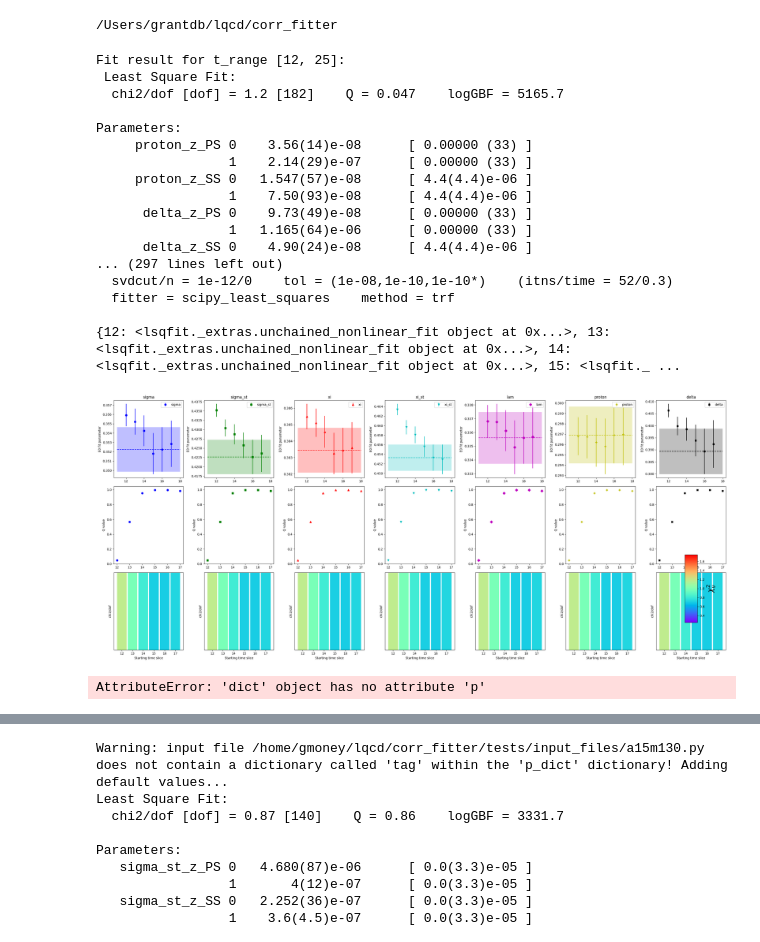
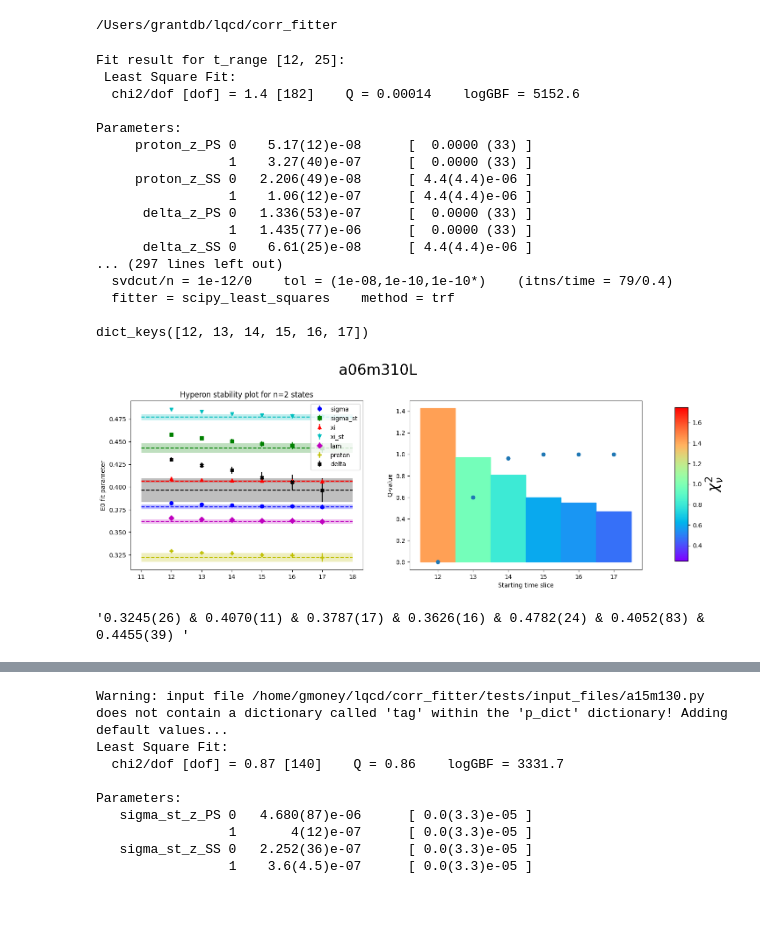
Before and after one commit to gdbrad/corr_fitter, a Jupyter notebook: notebooks/hyperon_fits.ipynb, the cells around one changed output, grey strips where cells are left out. Cells and saved outputs as stored; diff of their text form; code cells hidden in the pictures; blank space fills up the shorter version.

Commit message:
fixed stability plot

```diff
--- a/notebooks/hyperon_fits.ipynb
+++ b/notebooks/hyperon_fits.ipynb
@@ -62,34 +62,34 @@ bs_N = 100
 bs_seed = "seed"
 # %%
 importlib.reload(fa)
-abbr = 'a06m220L'
+abbr = 'a06m310L'
 fit_params = os.path.join(input_dir, f"{abbr}.py")
 sys.path.append(os.path.dirname(os.path.abspath(fit_params)))
 fp = importlib.import_module(fit_params.split('/')[-1].split('.py')[0])
 p_dict = fp.p_dict
 hyperon_fit = fa.analyze_hyperon_corrs(data_file, fit_params, model_type=model_type,
                                                bs=False, bs_file=bs_data_file,
                                                bs_path=abbr, bs_N=bs_N, bs_seed=bs_seed)
-print(hyperon_fit)
-plot_fit_parameters(hyperon_fit, p_dict,abbr)
-ld.generate_latex_line(hyperon_fit)
+print(hyperon_fit.keys())
+fa.plot_fit_parameters(hyperon_fit, p_dict,abbr)
+ld.generate_latex_line(hyperon_fit[16])
 # %% [output]
 Fit result for t_range [12, 25]:
  Least Square Fit:
-  chi2/dof [dof] = 1.2 [182]    Q = 0.047    logGBF = 5165.7
+  chi2/dof [dof] = 1.4 [182]    Q = 0.00014    logGBF = 5152.6
 
 Parameters:
-     proton_z_PS 0    3.56(14)e-08      [ 0.00000 (33) ]
-                 1    2.14(29)e-07      [ 0.00000 (33) ]
-     proton_z_SS 0   1.547(57)e-08      [ 4.4(4.4)e-06 ]
-                 1    7.50(93)e-08      [ 4.4(4.4)e-06 ]
-      delta_z_PS 0    9.73(49)e-08      [ 0.00000 (33) ]
-                 1   1.165(64)e-06      [ 0.00000 (33) ]
-      delta_z_SS 0    4.90(24)e-08      [ 4.4(4.4)e-06 ]
+     proton_z_PS 0    5.17(12)e-08      [  0.0000 (33) ]
+                 1    3.27(40)e-07      [  0.0000 (33) ]
+     proton_z_SS 0   2.206(49)e-08      [ 4.4(4.4)e-06 ]
+                 1    1.06(12)e-07      [ 4.4(4.4)e-06 ]
+      delta_z_PS 0   1.336(53)e-07      [  0.0000 (33) ]
+                 1   1.435(77)e-06      [  0.0000 (33) ]
+      delta_z_SS 0    6.61(25)e-08      [ 4.4(4.4)e-06 ]
 ... (297 lines left out)
-  svdcut/n = 1e-12/0    tol = (1e-08,1e-10,1e-10*)    (itns/time = 52/0.3)
+  svdcut/n = 1e-12/0    tol = (1e-08,1e-10,1e-10*)    (itns/time = 79/0.4)
   fitter = scipy_least_squares    method = trf
 
-{12: <lsqfit._extras.unchained_nonlinear_fit object at 0x...>, 13: <lsqfit._extras.unchained_nonlinear_fit object at 0x...>, 14: <lsqfit._extras.unchained_nonlinear_fit object at 0x...>, 15: <lsqfit._ ...
+dict_keys([12, 13, 14, 15, 16, 17])
-[figure, old version]
+[figure, new version]
-AttributeError: 'dict' object has no attribute 'p'
+'0.3245(26) & 0.4070(11) & 0.3787(17) & 0.3626(16) & 0.4782(24) & 0.4052(83) & 0.4455(39) '
```
Also changed, not shown: parts of 1 cell of this notebook, 2 other files.
